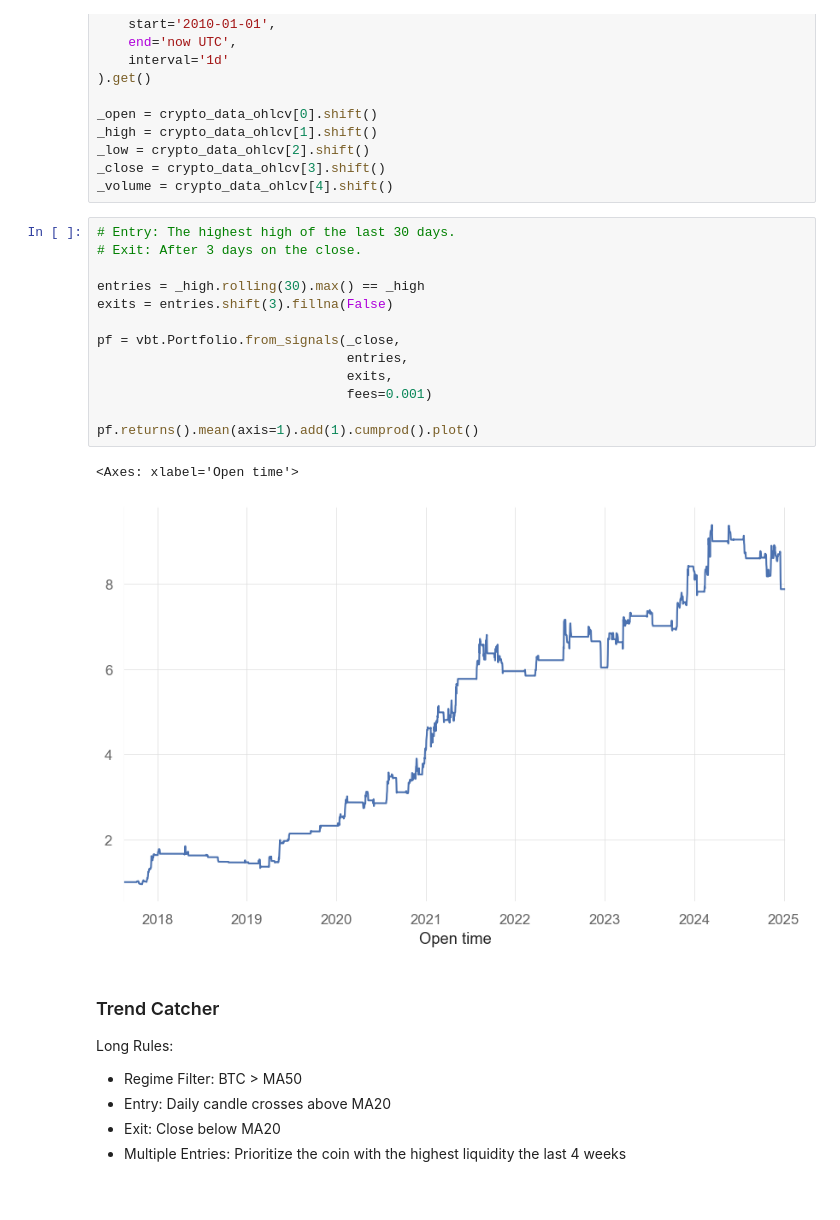
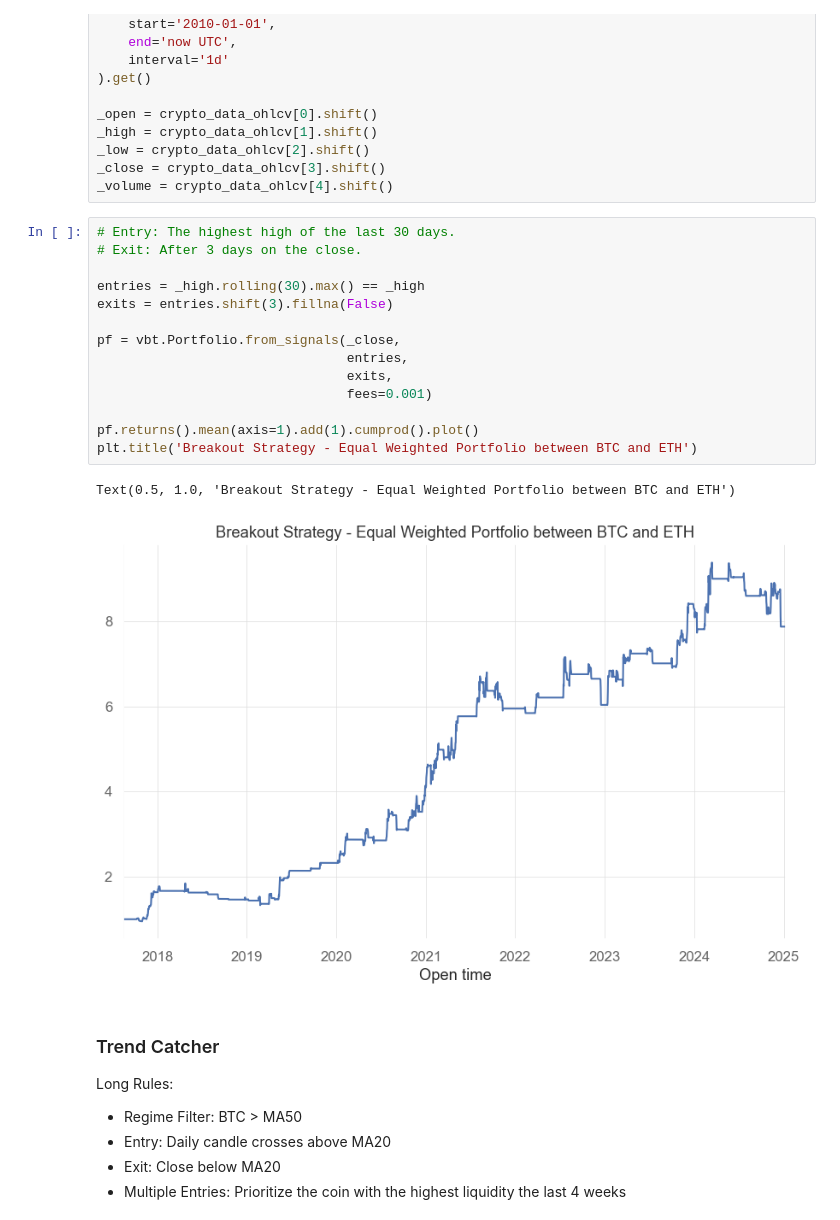
Before and after one commit to chickenopoulos/strategy-library, a Jupyter notebook: Robuxio.ipynb, the cells around one changed output. Cells and saved outputs as stored; diff of their text form; blank space fills up the shorter version.

```diff
--- a/Robuxio.ipynb
+++ b/Robuxio.ipynb
@@ -54,19 +55,20 @@ _volume = crypto_data_ohlcv[4].shift()
 # %%
 # Entry: The highest high of the last 30 days.
 # Exit: After 3 days on the close.
 
 entries = _high.rolling(30).max() == _high
 exits = entries.shift(3).fillna(False)
 
 pf = vbt.Portfolio.from_signals(_close,
                                 entries,
                                 exits,
                                 fees=0.001)
 
 pf.returns().mean(axis=1).add(1).cumprod().plot()
+plt.title('Breakout Strategy - Equal Weighted Portfolio between BTC and ETH')
 # %% [output]
-<Axes: xlabel='Open time'>
+Text(0.5, 1.0, 'Breakout Strategy - Equal Weighted Portfolio between BTC and ETH')
-[figure, old version]
+[figure, new version]
 # %% [markdown]
 ### Trend Catcher
 
```
Also changed, not shown: parts of 4 cells of this notebook.
